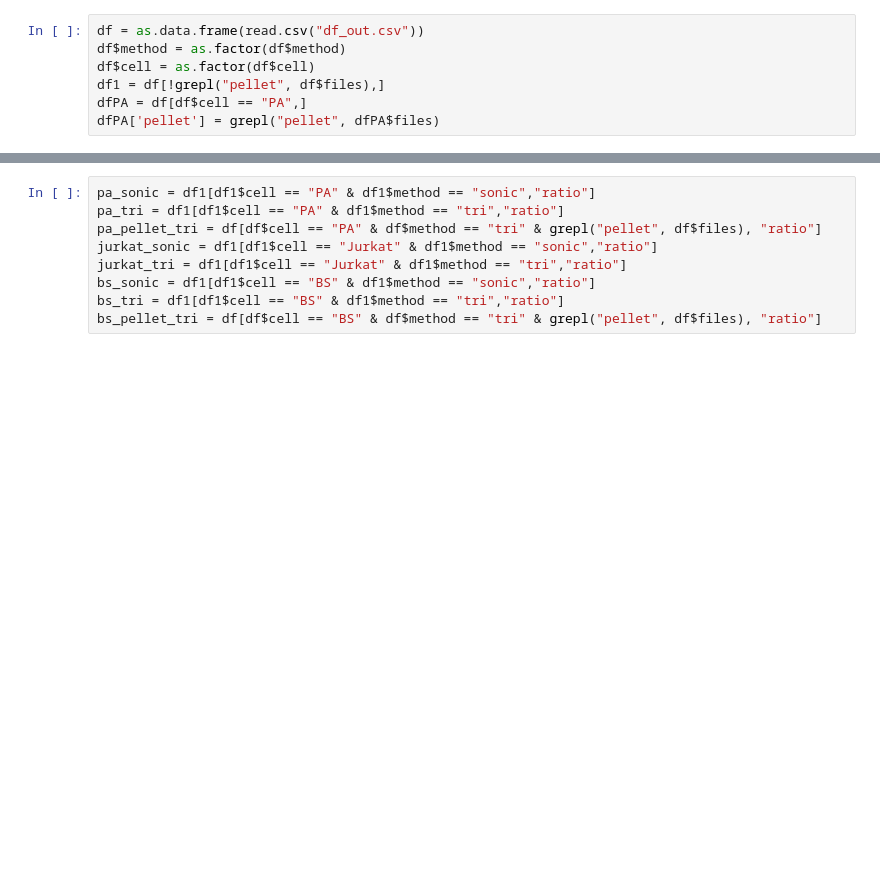
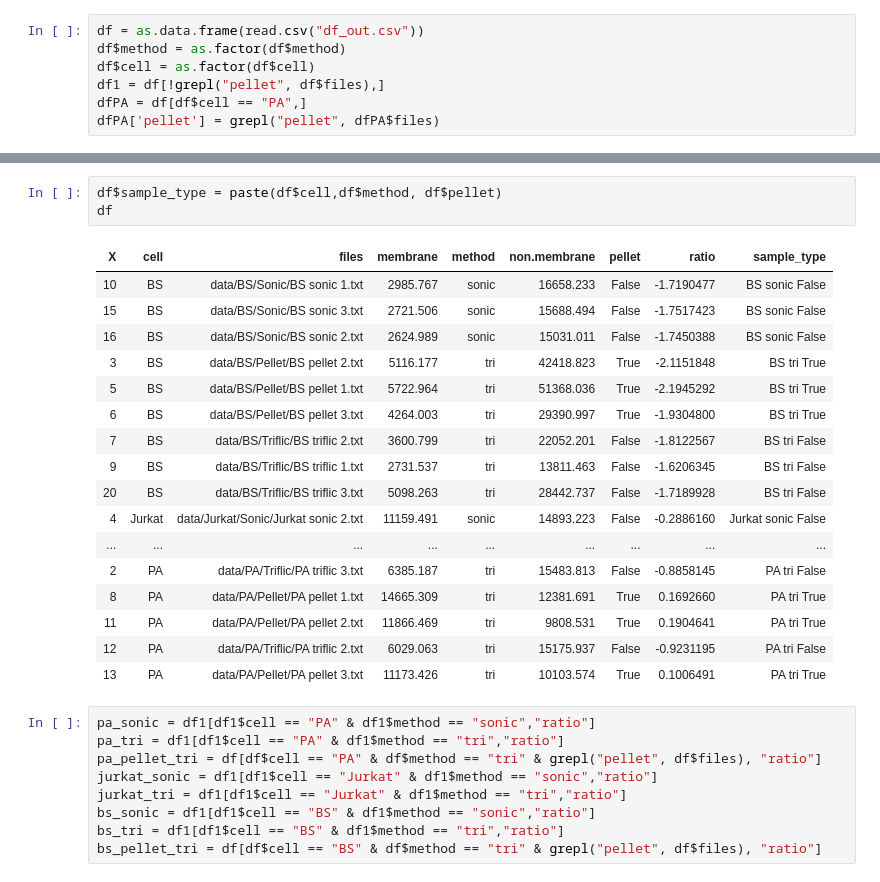
Before and after one commit to stuppie/triflic, a Jupyter notebook: analysis_all_fdr01/model.r.ipynb, the cells around one changed output, grey strips where cells are left out. Cells and saved outputs as stored; diff of their text form; blank space fills up the shorter version.

Commit message:
add BS pellet and pairwise p.vals

```diff
--- a/analysis_all_fdr01/model.r.ipynb
+++ b/analysis_all_fdr01/model.r.ipynb
@@ -41,3 +28,24 @@ dfPA
+# %%
+df$sample_type = paste(df$cell,df$method, df$pellet)
+df
+# %% [output]
+| X | cell | files | membrane | method | non.membrane | pellet | ratio | sample_type |
+| 10 | BS | data/BS/Sonic/BS sonic 1.txt | 2985.767 | sonic | 16658.233 | False | -1.7190477 | BS sonic False |
+| 15 | BS | data/BS/Sonic/BS sonic 3.txt | 2721.506 | sonic | 15688.494 | False | -1.7517423 | BS sonic False |
+| 16 | BS | data/BS/Sonic/BS sonic 2.txt | 2624.989 | sonic | 15031.011 | False | -1.7450388 | BS sonic False |
+| 3 | BS | data/BS/Pellet/BS pellet 2.txt | 5116.177 | tri | 42418.823 | True | -2.1151848 | BS tri True |
+| 5 | BS | data/BS/Pellet/BS pellet 1.txt | 5722.964 | tri | 51368.036 | True | -2.1945292 | BS tri True |
+| 6 | BS | data/BS/Pellet/BS pellet 3.txt | 4264.003 | tri | 29390.997 | True | -1.9304800 | BS tri True |
+| 7 | BS | data/BS/Triflic/BS triflic 2.txt | 3600.799 | tri | 22052.201 | False | -1.8122567 | BS tri False |
+| 9 | BS | data/BS/Triflic/BS triflic 1.txt | 2731.537 | tri | 13811.463 | False | -1.6206345 | BS tri False |
+| 20 | BS | data/BS/Triflic/BS triflic 3.txt | 5098.263 | tri | 28442.737 | False | -1.7189928 | BS tri False |
+| 4 | Jurkat | data/Jurkat/Sonic/Jurkat sonic 2.txt | 11159.491 | sonic | 14893.223 | False | -0.2886160 | Jurkat sonic False |
+| ... | ... | ... | ... | ... | ... | ... | ... | ... |
+| 2 | PA | data/PA/Triflic/PA triflic 3.txt | 6385.187 | tri | 15483.813 | False | -0.8858145 | PA tri False |
+| 8 | PA | data/PA/Pellet/PA pellet 1.txt | 14665.309 | tri | 12381.691 | True | 0.1692660 | PA tri True |
+| 11 | PA | data/PA/Pellet/PA pellet 2.txt | 11866.469 | tri | 9808.531 | True | 0.1904641 | PA tri True |
+| 12 | PA | data/PA/Triflic/PA triflic 2.txt | 6029.063 | tri | 15175.937 | False | -0.9231195 | PA tri False |
+| 13 | PA | data/PA/Pellet/PA pellet 3.txt | 11173.426 | tri | 10103.574 | True | 0.1006491 | PA tri True |
 # %%
 pa_sonic = df1[df1$cell == "PA" & df1$method == "sonic","ratio"]
 pa_tri = df1[df1$cell == "PA" & df1$method == "tri","ratio"]
```
Also changed, not shown: parts of 15 cells of this notebook, 1 other file.
